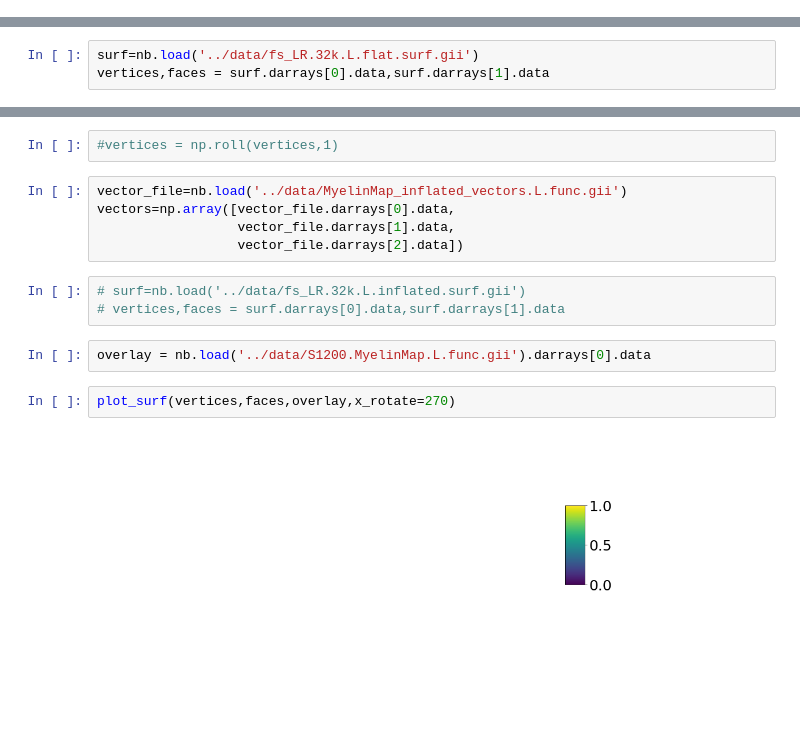
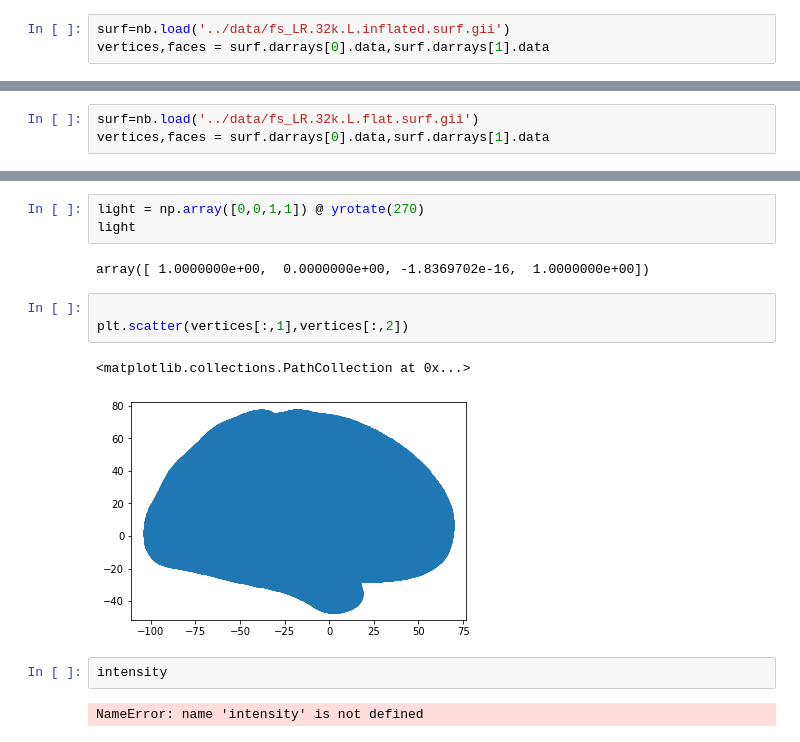
Before and after one commit to kwagstyl/matplotlib_surface_plotting, a Jupyter notebook: examples/hcp_example.ipynb, the cells around one changed output, grey strips where cells are left out. Drawn from its saved outputs; the diff is of its cells as text; blank space fills up the shorter version.

```diff
--- a/examples/hcp_example.ipynb
+++ b/examples/hcp_example.ipynb
@@ -242,0 +274,3 @@ def plot_surf(vertices, faces, overlay, rotate=[270,90], cmap='viridis', filenam
+# %%
+surf=nb.load('../data/fs_LR.32k.L.inflated.surf.gii')
+vertices,faces = surf.darrays[0].data,surf.darrays[1].data
@@ -246,16 +291,15 @@ vertices,faces = surf.darrays[0].data,surf.darrays[1].data
+# %%
+light = np.array([0,0,1,1]) @ yrotate(270)
+light
+# %% [output]
+array([ 1.0000000e+00,  0.0000000e+00, -1.8369702e-16,  1.0000000e+00])
 # %%
-#vertices = np.roll(vertices,1)
+
+plt.scatter(vertices[:,1],vertices[:,2])
+# %% [output]
+<matplotlib.collections.PathCollection at 0x...>
+[figure, added]
-# %%
-vector_file=nb.load('../data/MyelinMap_inflated_vectors.L.func.gii')
-vectors=np.array([vector_file.darrays[0].data,
-                  vector_file.darrays[1].data,
-                  vector_file.darrays[2].data])
-# %%
-# surf=nb.load('../data/fs_LR.32k.L.inflated.surf.gii')
-# vertices,faces = surf.darrays[0].data,surf.darrays[1].data
-# %%
-overlay = nb.load('../data/S1200.MyelinMap.L.func.gii').darrays[0].data
-# %%
-plot_surf(vertices,faces,overlay,x_rotate=270)
-# %% [output]
-[figure, removed]
+# %%
+intensity
+# %% [output]
+NameError: name 'intensity' is not defined
```
Also changed, not shown: parts of 6 cells of this notebook, 1 other file.
